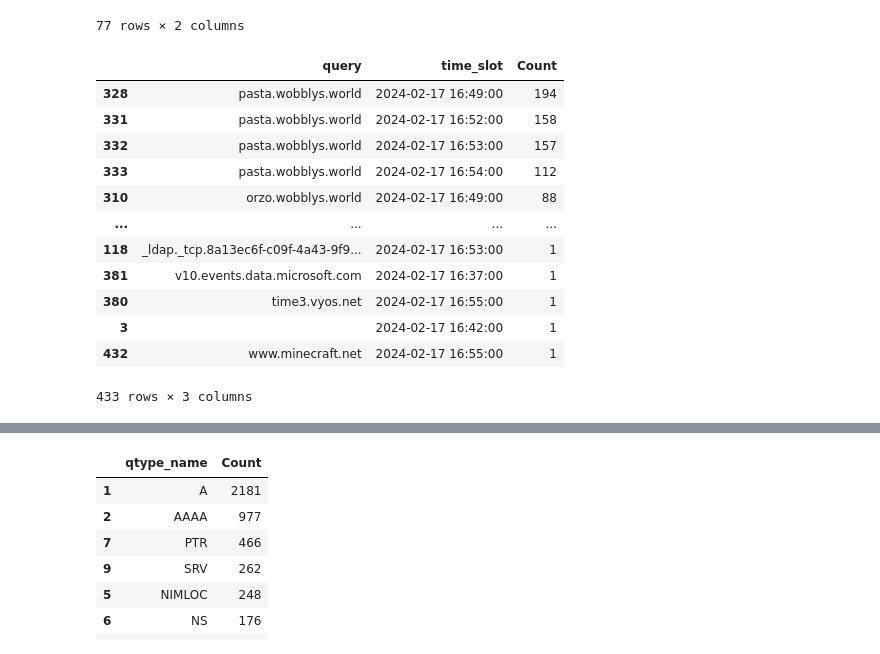
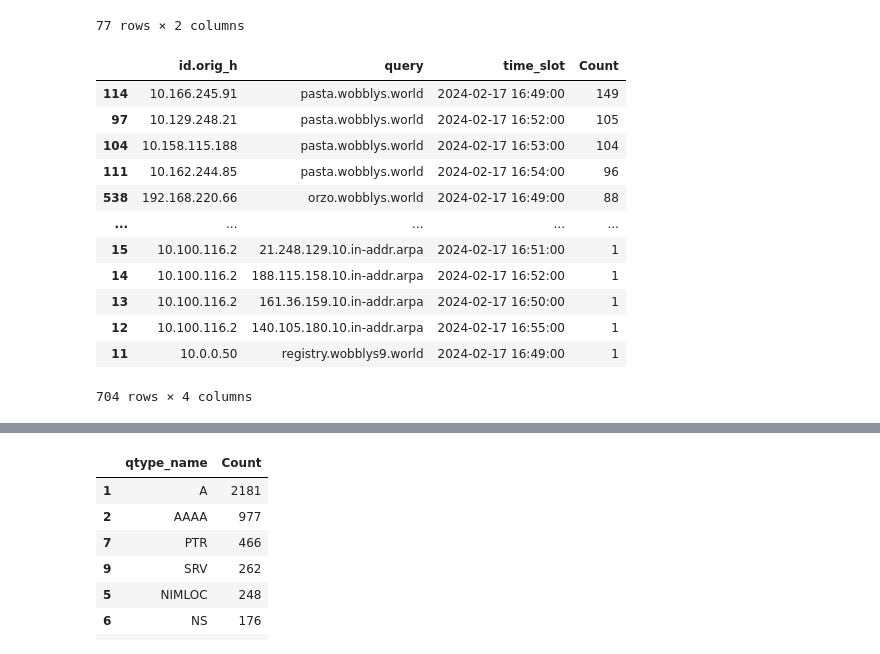
Before and after one commit to nriccardi/zeek_playground, a Jupyter notebook: sandbox.ipynb, the cells around one changed output, grey strips where cells are left out. Saved outputs shown, nothing was run; the diff lists cells and outputs as text; code cells hidden in the pictures.

```diff
--- a/sandbox.ipynb
+++ b/sandbox.ipynb
@@ -419,21 +428,21 @@ get_counts(dns_df, "query")
 | 76 | www.minecraft.net | 1 |
 77 rows × 2 columns
 # %%
-get_counts(dns_df, "query", time_slot="1min")
+get_counts(dns_df, ["id.orig_h", "query"], time_slot="1min")
 # %% [output]
-|  | query | time_slot | Count |
-| 328 | pasta.wobblys.world | 2024-02-17 16:49:00 | 194 |
-| 331 | pasta.wobblys.world | 2024-02-17 16:52:00 | 158 |
-| 332 | pasta.wobblys.world | 2024-02-17 16:53:00 | 157 |
-| 333 | pasta.wobblys.world | 2024-02-17 16:54:00 | 112 |
-| 310 | orzo.wobblys.world | 2024-02-17 16:49:00 | 88 |
-| ... | ... | ... | ... |
-| 118 | _ldap._tcp.8a13ec6f-c09f-4a43-9f9... | 2024-02-17 16:53:00 | 1 |
-| 381 | v10.events.data.microsoft.com | 2024-02-17 16:37:00 | 1 |
-| 380 | time3.vyos.net | 2024-02-17 16:55:00 | 1 |
-| 3 |  | 2024-02-17 16:42:00 | 1 |
-| 432 | www.minecraft.net | 2024-02-17 16:55:00 | 1 |
+|  | id.orig_h | query | time_slot | Count |
+| 114 | 10.166.245.91 | pasta.wobblys.world | 2024-02-17 16:49:00 | 149 |
+| 97 | 10.129.248.21 | pasta.wobblys.world | 2024-02-17 16:52:00 | 105 |
+| 104 | 10.158.115.188 | pasta.wobblys.world | 2024-02-17 16:53:00 | 104 |
+| 111 | 10.162.244.85 | pasta.wobblys.world | 2024-02-17 16:54:00 | 96 |
+| 538 | 192.168.220.66 | orzo.wobblys.world | 2024-02-17 16:49:00 | 88 |
+| ... | ... | ... | ... | ... |
+| 15 | 10.100.116.2 | 21.248.129.10.in-addr.arpa | 2024-02-17 16:51:00 | 1 |
+| 14 | 10.100.116.2 | 188.115.158.10.in-addr.arpa | 2024-02-17 16:52:00 | 1 |
+| 13 | 10.100.116.2 | 161.36.159.10.in-addr.arpa | 2024-02-17 16:50:00 | 1 |
+| 12 | 10.100.116.2 | 140.105.180.10.in-addr.arpa | 2024-02-17 16:55:00 | 1 |
+| 11 | 10.0.0.50 | registry.wobblys9.world | 2024-02-17 16:49:00 | 1 |
-433 rows × 3 columns
+704 rows × 4 columns
 # %%
 dns_df["query_entropy"] = dns_df["query"].apply(compute_entropy)
 # %%
```
Also changed, not shown: parts of 18 cells of this notebook, 3 other files.
